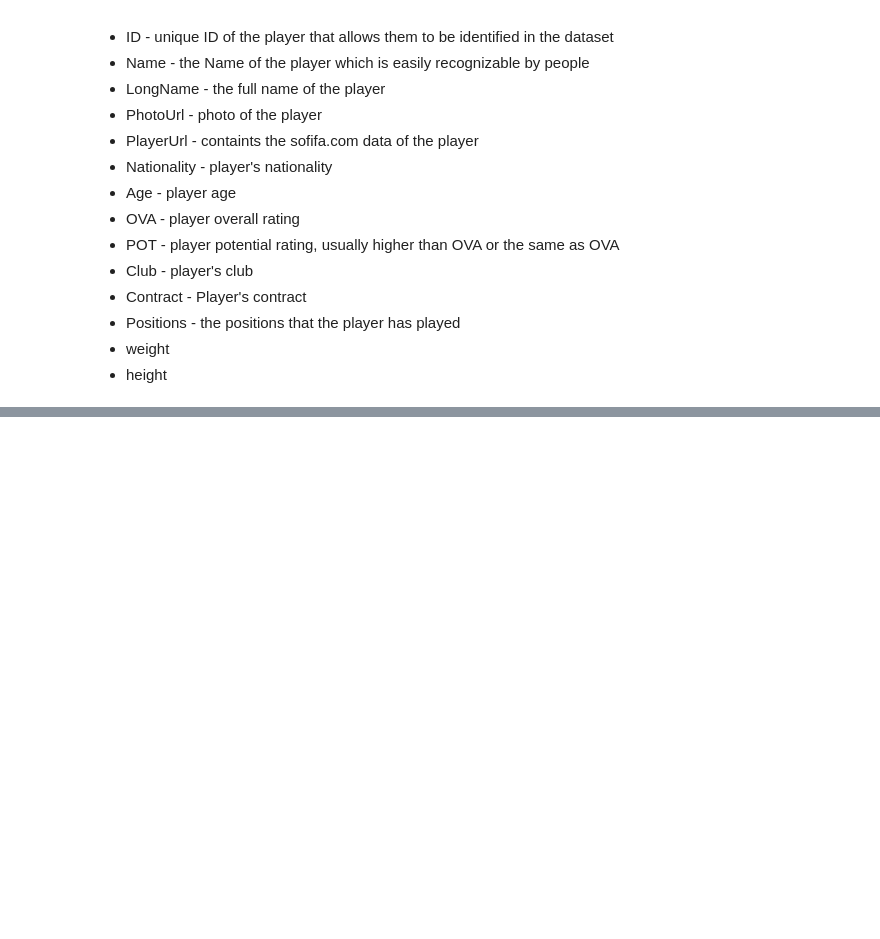
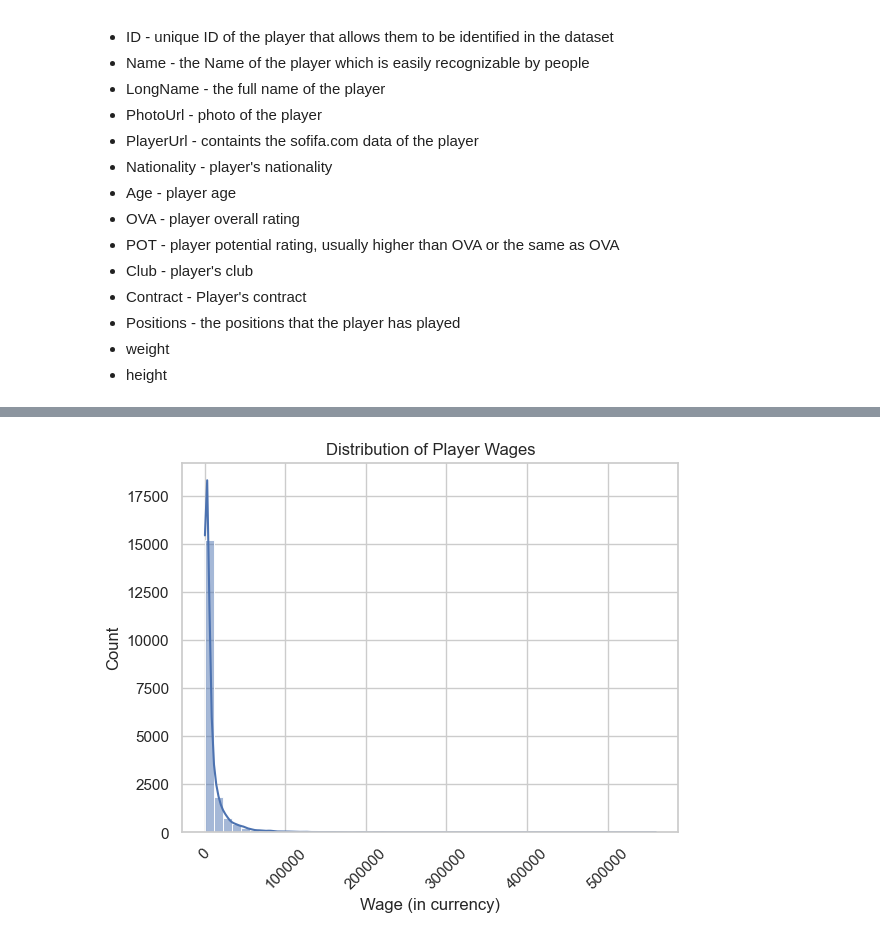
Before and after one commit to QAZYD/eda-repository, a Jupyter notebook: Untitled-1.ipynb, the cells around one changed output, grey strips where cells are left out. Cells and saved outputs as stored; diff of their text form; code cells hidden in the pictures; blank space fills up the shorter version.

```diff
--- a/Untitled-1.ipynb
+++ b/Untitled-1.ipynb
@@ -90,0 +484,2 @@ dtype: int64
+# %%
+df['Joined'] = pd.to_datetime(df['Joined'], errors='coerce')
@@ -90,0 +490,13 @@ dtype: int64
+# %%
+df['Loan Date End'] = pd.to_datetime(df['Loan Date End'], errors='coerce')
+# %%
+df['On Loan'] = df['Loan Date End'].notnull()
+
+# Count how many are NOT null (on loan)
+on_loan = df['Loan Date End'].notna().sum()
+
+# Count how many ARE null (not on loan)
+not_on_loan = df['Loan Date End'].isna().sum()
+
+print(f"Players on loan: {on_loan}")
+print(f"Players not on loan: {not_on_loan}")
@@ -90,0 +506,17 @@ dtype: int64
+# %%
+def money_to_float(value_str):
+    if isinstance(value_str, str):
+        value_str = value_str.replace('€', '').replace(',', '').strip()
+        if value_str.endswith('M'):
+            return float(value_str[:-1]) * 1_000_000
+        elif value_str.endswith('K'):
+            return float(value_str[:-1]) * 1_000
+        else:
+            try:
+                return float(value_str)
+            except:
+                return None
+    return None
+
+df['Value'] = df['Value'].apply(money_to_float)
+df['Wage'] = df['Wage'].apply(money_to_float)
@@ -90,0 +541,12 @@ dtype: int64
+# %%
+import matplotlib.pyplot as plt
+import seaborn as sns
+
+sns.histplot(df['Wage'], bins=50, kde=True)
+plt.title('Distribution of Player Wages')
+plt.xlabel('Wage (in currency)')
+plt.ylabel('Count')
+plt.xticks(rotation=45)
+plt.show()
+# %% [output]
+[figure, added]
```
Also changed, not shown: parts of 57 cells of this notebook.
